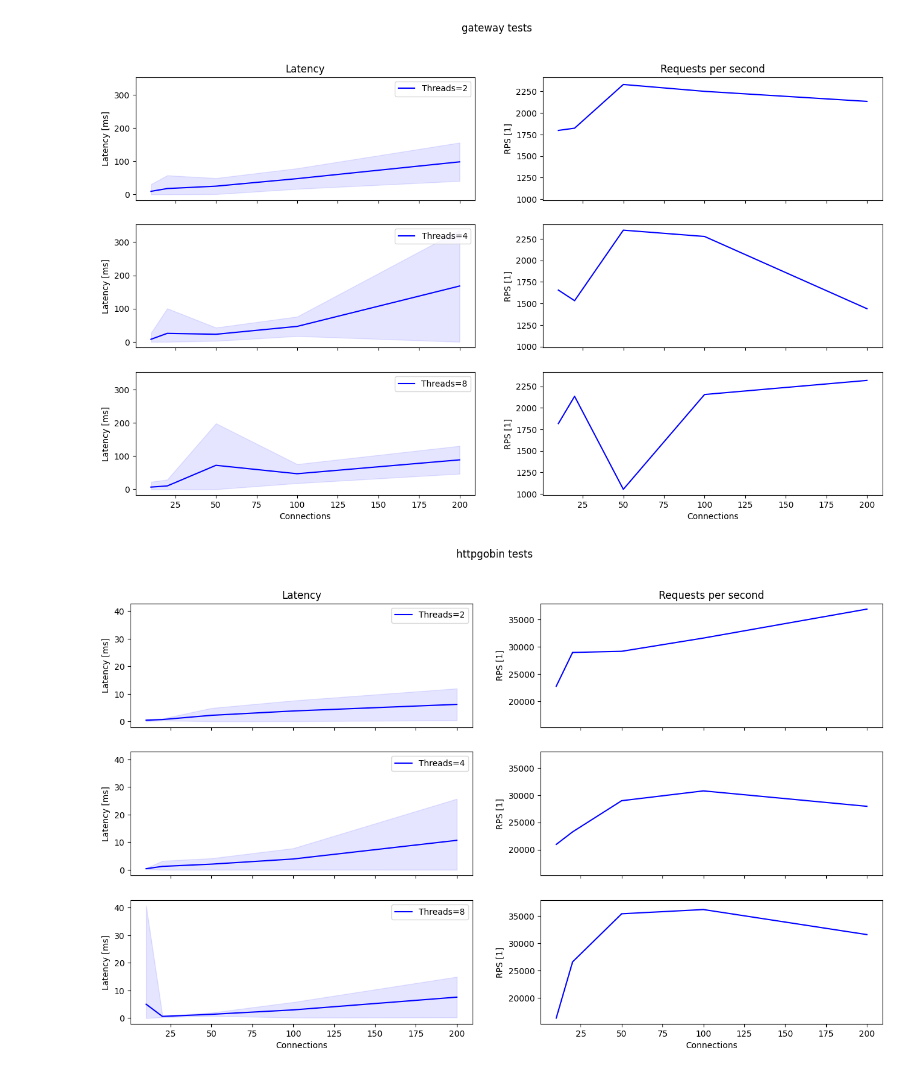
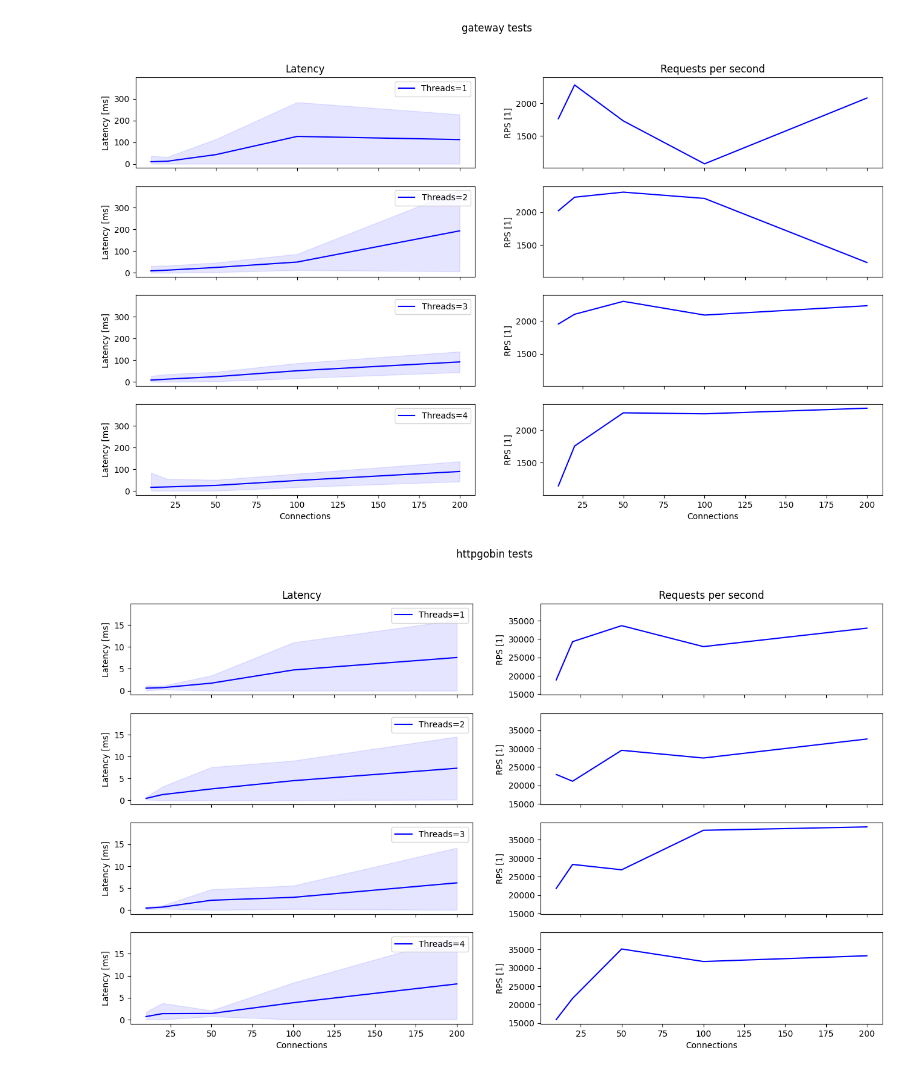
Before and after one commit to axent-pl/sandbox-apisix, a Jupyter notebook: analysis.ipynb, the cells around one changed output. Cells and saved outputs as stored; diff of their text form; code cells hidden in the pictures.

```diff
--- a/analysis.ipynb
+++ b/analysis.ipynb
@@ -67,36 +77,36 @@ def get_data_by_threads(service, threads):
 # %%
 import matplotlib.pyplot as plt
 
 service = 'gateway'
-threads = [2,4,8]
+threads = [1,2,3,4]
 
 
 # Plotting
 fig, ax = plt.subplots(nrows=len(threads), ncols=2, figsize=(16, 9), squeeze=False, sharex='col', sharey='col')
 fig.suptitle(f'{service} tests')
 for idx,t in enumerate(threads):
     X,Yrps,Ylat_avg,Ylat_lb,Ylat_ub = get_data_by_threads(service=service, threads=t)
 
     ax[idx,0].plot(X, Ylat_avg, '-', label=f'Threads={t}', color='blue')
     ax[idx,0].fill_between(X, Ylat_lb, Ylat_ub, color='blue', alpha=0.1)
     ax[idx,0].legend()
 
     ax[idx,1].plot(X, Yrps, '-', label='Max', color='blue')
 
     if idx == 0:
         ax[idx,0].set_title('Latency')
         ax[idx,1].set_title('Requests per second')
     if idx == len(threads) - 1:
         ax[idx,0].set(xlabel='Connections', ylabel='Latency [ms]')
         ax[idx,1].set(xlabel='Connections', ylabel='RPS [1]')
     else:
         ax[idx,0].set(ylabel='Latency [ms]')
         ax[idx,1].set(ylabel='RPS [1]')
 # %% [output]
-[figure, old version]
+[figure, new version]
 # %%
 service = 'httpgobin'
-threads = [2,4,8]
+threads = [1,2,3,4]
 
 
 # Plotting
@@ -121,4 +131,4 @@ for idx,t in enumerate(threads):
         ax[idx,0].set(ylabel='Latency [ms]')
         ax[idx,1].set(ylabel='RPS [1]')
 # %% [output]
-[figure, old version]
+[figure, new version]
```
Also changed, not shown: parts of 1 cell of this notebook.
